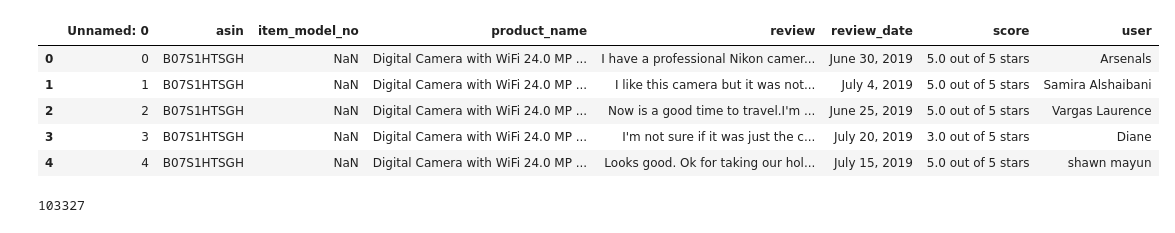
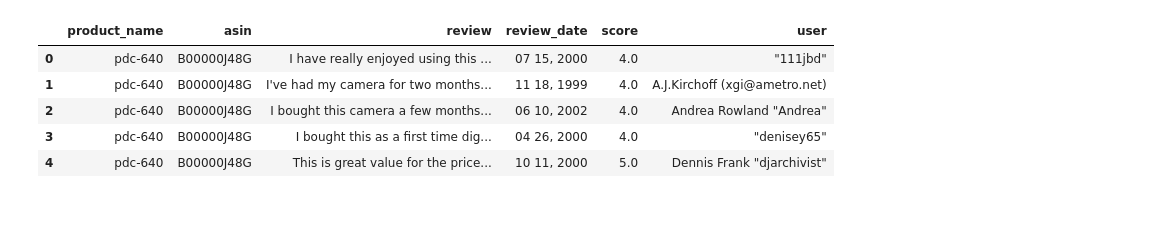
Before and after one commit to pakupoko/NLP_VoC, a Jupyter notebook: 2_sentence 추출/pre_processing 함수.ipynb, the cells around one changed output. Cells and saved outputs as stored; diff of their text form; code cells hidden in the pictures.

```diff
--- a/2_sentence 추출/pre_processing 함수.ipynb
+++ b/2_sentence 추출/pre_processing 함수.ipynb
@@ -1,20 +1,17 @@
 # %%
 import pandas as pd
 from nltk import sent_tokenize
 # encoding 문제시, engine = 'python' 입력할 것
-data = pd.read_excel('outputVer2.xlsx')
+# data = pd.read_excel('outputVer2.xlsx')
+data = pd.read_csv('camera_reviews.csv', engine = 'python')
 data.head()
 # %% [output]
-|  | Unnamed: 0 | asin | item_model_no | product_name | review | review_date | score | user |
-| 0 | 0 | B07S1HTSGH | NaN | Digital Camera with WiFi 24.0 MP ... | I have a professional Nikon camer... | June 30, 2019 | 5.0 out of 5 stars | Arsenals |
-| 1 | 1 | B07S1HTSGH | NaN | Digital Camera with WiFi 24.0 MP ... | I like this camera but it was not... | July 4, 2019 | 5.0 out of 5 stars | Samira Alshaibani |
-| 2 | 2 | B07S1HTSGH | NaN | Digital Camera with WiFi 24.0 MP ... | Now is a good time to travel.I'm ... | June 25, 2019 | 5.0 out of 5 stars | Vargas Laurence |
-| 3 | 3 | B07S1HTSGH | NaN | Digital Camera with WiFi 24.0 MP ... | I'm not sure if it was just the c... | July 20, 2019 | 3.0 out of 5 stars | Diane |
-| 4 | 4 | B07S1HTSGH | NaN | Digital Camera with WiFi 24.0 MP ... | Looks good. Ok for taking our hol... | July 15, 2019 | 5.0 out of 5 stars | shawn mayun |
+|  | product_name | asin | review | review_date | score | user |
+| 0 | pdc-640 | B00000J48G | I have really enjoyed using this ... | 07 15, 2000 | 4.0 | "111jbd" |
+| 1 | pdc-640 | B00000J48G | I've had my camera for two months... | 11 18, 1999 | 4.0 | A.J.Kirchoff (xgi@ametro.net) |
+| 2 | pdc-640 | B00000J48G | I bought this camera a few months... | 06 10, 2002 | 4.0 | Andrea Rowland "Andrea" |
+| 3 | pdc-640 | B00000J48G | I bought this as a first time dig... | 04 26, 2000 | 4.0 | "denisey65" |
+| 4 | pdc-640 | B00000J48G | This is great value for the price... | 10 11, 2000 | 5.0 | Dennis Frank "djarchivist" |
-# %%
-len(data)
-# %% [output]
-103327
 # %%
 import pandas as pd
 from nltk import sent_tokenize
```
Also changed, not shown: parts of 4 cells of this notebook.
